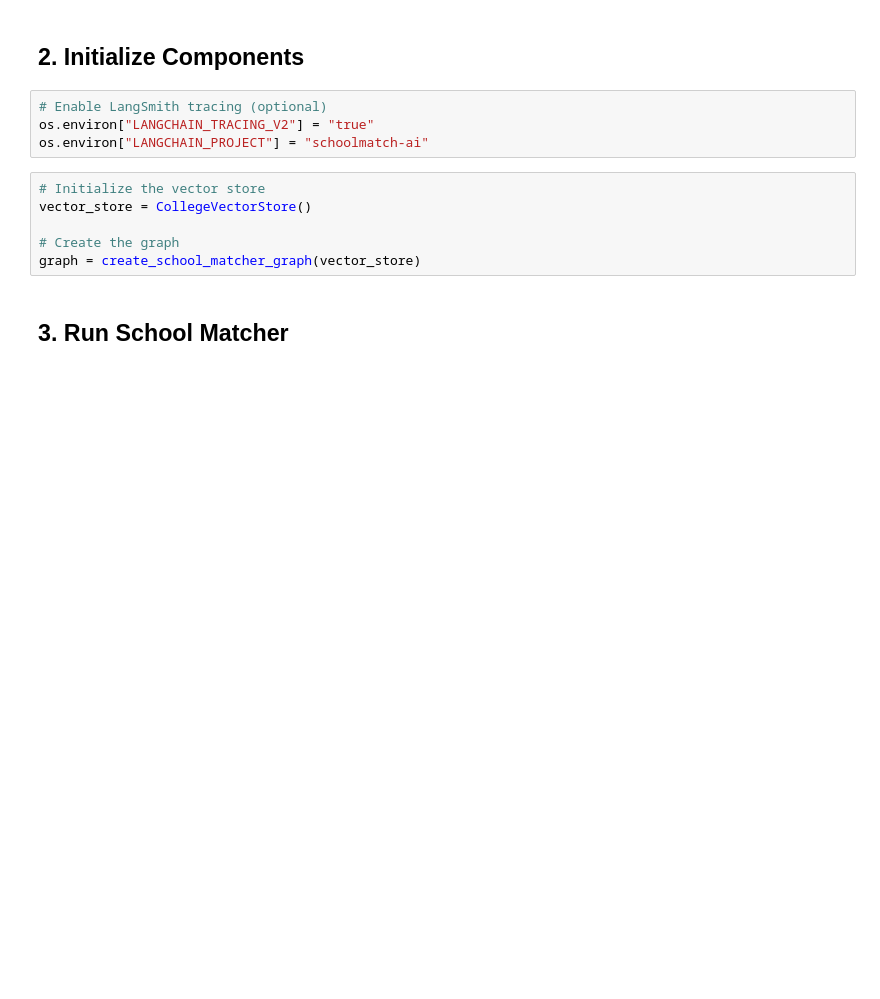
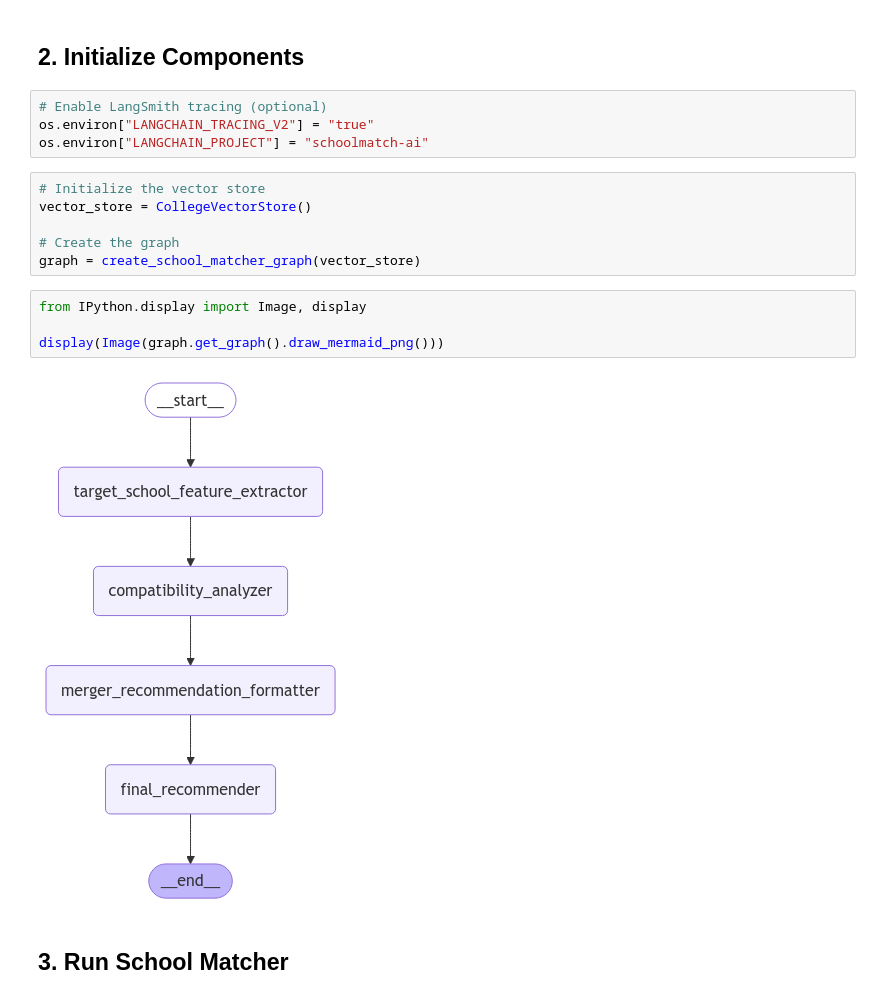
Before and after one commit to atiburcio/ai_schoolmatch, a Jupyter notebook: school_matcher_demo.ipynb, the cells around one changed output. Saved outputs shown, nothing was run; the diff lists cells and outputs as text; blank space fills up the shorter version.

Commit message:
adding graph visual

```diff
--- a/school_matcher_demo.ipynb
+++ b/school_matcher_demo.ipynb
@@ -33,6 +33,12 @@ vector_store = CollegeVectorStore()
 
 # Create the graph
 graph = create_school_matcher_graph(vector_store)
+# %%
+from IPython.display import Image, display
+
+display(Image(graph.get_graph().draw_mermaid_png()))
+# %% [output]
+[figure, added]
 # %% [markdown]
 ## 3. Run School Matcher
 # %%
```
Also changed, not shown: parts of 2 cells of this notebook, 1 other file.
